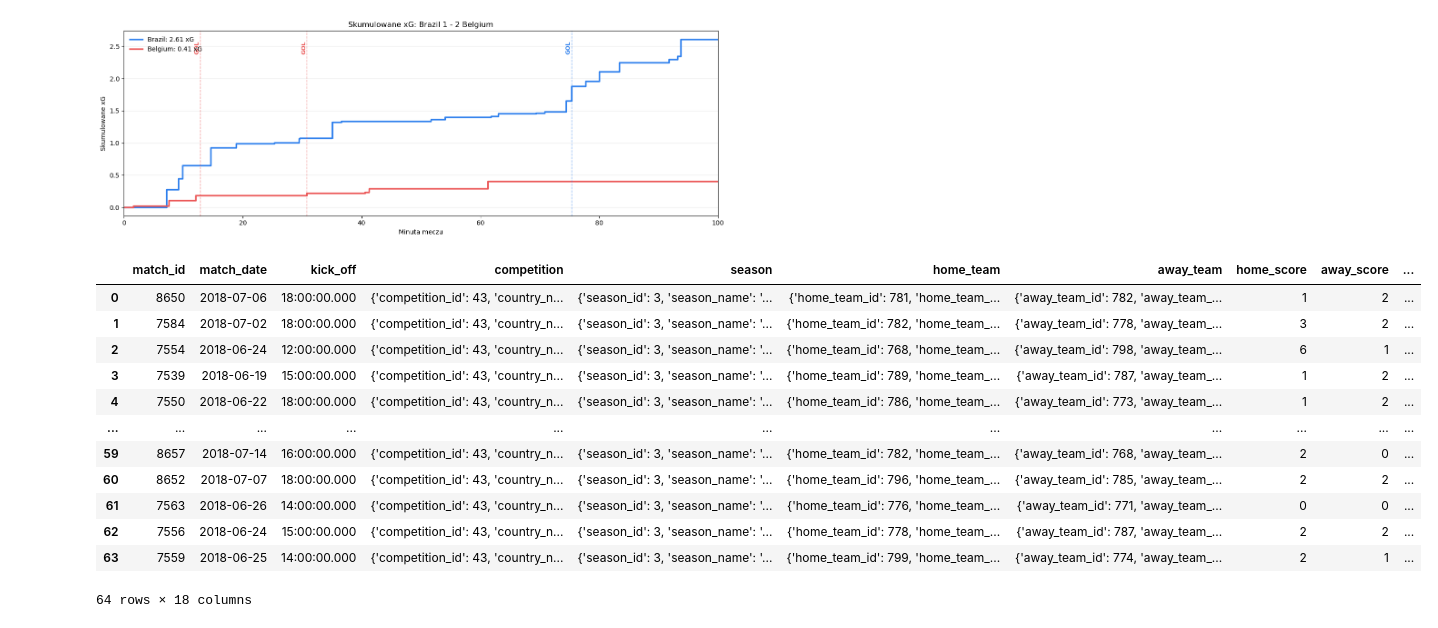
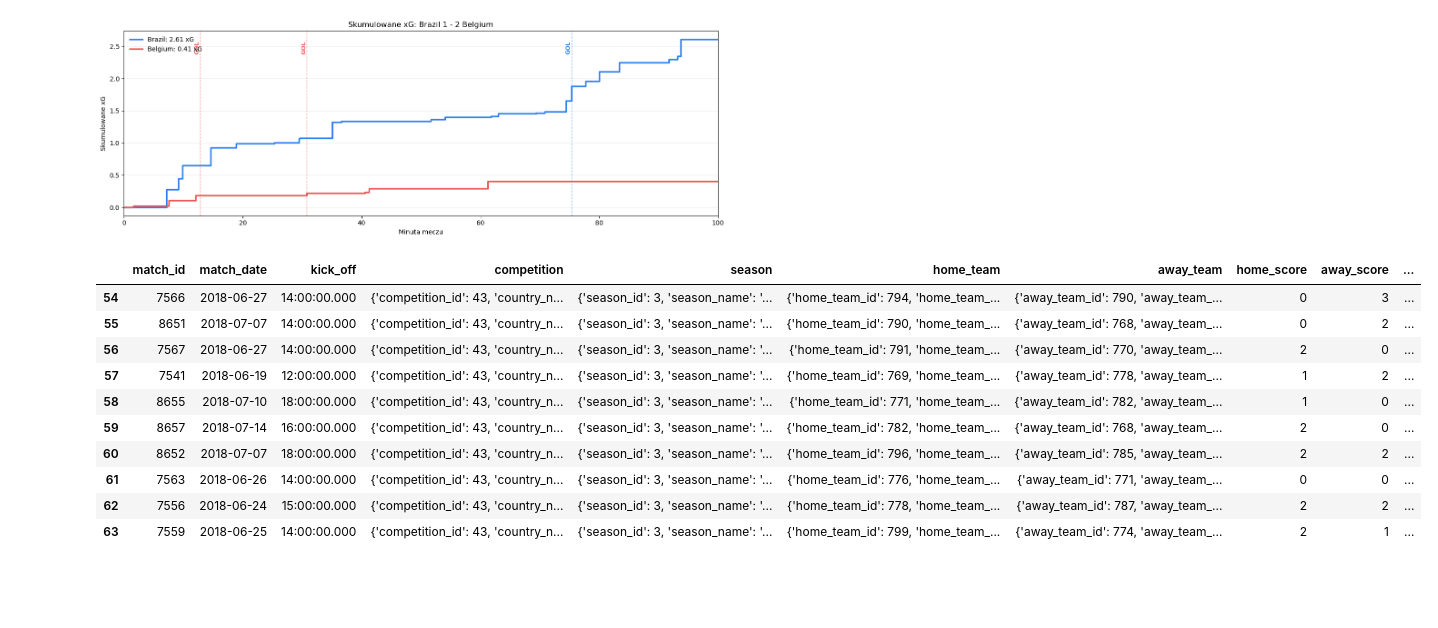
Before and after one commit to mkoczkodaj/MGR_MK, a Jupyter notebook: notebooks/main.ipynb, the cells around one changed output. Drawn from its saved outputs; the diff is of its cells as text; code cells hidden in the pictures; blank space fills up the shorter version.

```diff
--- a/notebooks/main.ipynb
+++ b/notebooks/main.ipynb
@@ -876,18 +876,16 @@ with open(matches_path, "r", encoding="utf-8") as f:
 
 df_matches = pd.DataFrame(matches)
 # %%
-df_matches
+df_matches.tail(10)
 # %% [output]
 |  | match_id | match_date | kick_off | competition | season | home_team | away_team | home_score | away_score | ... |
-| 0 | 8650 | 2018-07-06 | 18:00:00.000 | {'competition_id': 43, 'country_n... | {'season_id': 3, 'season_name': '... | {'home_team_id': 781, 'home_team_... | {'away_team_id': 782, 'away_team_... | 1 | 2 | ... |
-| 1 | 7584 | 2018-07-02 | 18:00:00.000 | {'competition_id': 43, 'country_n... | {'season_id': 3, 'season_name': '... | {'home_team_id': 782, 'home_team_... | {'away_team_id': 778, 'away_team_... | 3 | 2 | ... |
-| 2 | 7554 | 2018-06-24 | 12:00:00.000 | {'competition_id': 43, 'country_n... | {'season_id': 3, 'season_name': '... | {'home_team_id': 768, 'home_team_... | {'away_team_id': 798, 'away_team_... | 6 | 1 | ... |
-| 3 | 7539 | 2018-06-19 | 15:00:00.000 | {'competition_id': 43, 'country_n... | {'season_id': 3, 'season_name': '... | {'home_team_id': 789, 'home_team_... | {'away_team_id': 787, 'away_team_... | 1 | 2 | ... |
-| 4 | 7550 | 2018-06-22 | 18:00:00.000 | {'competition_id': 43, 'country_n... | {'season_id': 3, 'season_name': '... | {'home_team_id': 786, 'home_team_... | {'away_team_id': 773, 'away_team_... | 1 | 2 | ... |
-| ... | ... | ... | ... | ... | ... | ... | ... | ... | ... | ... |
+| 54 | 7566 | 2018-06-27 | 14:00:00.000 | {'competition_id': 43, 'country_n... | {'season_id': 3, 'season_name': '... | {'home_team_id': 794, 'home_team_... | {'away_team_id': 790, 'away_team_... | 0 | 3 | ... |
+| 55 | 8651 | 2018-07-07 | 14:00:00.000 | {'competition_id': 43, 'country_n... | {'season_id': 3, 'season_name': '... | {'home_team_id': 790, 'home_team_... | {'away_team_id': 768, 'away_team_... | 0 | 2 | ... |
+| 56 | 7567 | 2018-06-27 | 14:00:00.000 | {'competition_id': 43, 'country_n... | {'season_id': 3, 'season_name': '... | {'home_team_id': 791, 'home_team_... | {'away_team_id': 770, 'away_team_... | 2 | 0 | ... |
+| 57 | 7541 | 2018-06-19 | 12:00:00.000 | {'competition_id': 43, 'country_n... | {'season_id': 3, 'season_name': '... | {'home_team_id': 769, 'home_team_... | {'away_team_id': 778, 'away_team_... | 1 | 2 | ... |
+| 58 | 8655 | 2018-07-10 | 18:00:00.000 | {'competition_id': 43, 'country_n... | {'season_id': 3, 'season_name': '... | {'home_team_id': 771, 'home_team_... | {'away_team_id': 782, 'away_team_... | 1 | 0 | ... |
 | 59 | 8657 | 2018-07-14 | 16:00:00.000 | {'competition_id': 43, 'country_n... | {'season_id': 3, 'season_name': '... | {'home_team_id': 782, 'home_team_... | {'away_team_id': 768, 'away_team_... | 2 | 0 | ... |
 | 60 | 8652 | 2018-07-07 | 18:00:00.000 | {'competition_id': 43, 'country_n... | {'season_id': 3, 'season_name': '... | {'home_team_id': 796, 'home_team_... | {'away_team_id': 785, 'away_team_... | 2 | 2 | ... |
 | 61 | 7563 | 2018-06-26 | 14:00:00.000 | {'competition_id': 43, 'country_n... | {'season_id': 3, 'season_name': '... | {'home_team_id': 776, 'home_team_... | {'away_team_id': 771, 'away_team_... | 0 | 0 | ... |
 | 62 | 7556 | 2018-06-24 | 15:00:00.000 | {'competition_id': 43, 'country_n... | {'season_id': 3, 'season_name': '... | {'home_team_id': 778, 'home_team_... | {'away_team_id': 787, 'away_team_... | 2 | 2 | ... |
 | 63 | 7559 | 2018-06-25 | 14:00:00.000 | {'competition_id': 43, 'country_n... | {'season_id': 3, 'season_name': '... | {'home_team_id': 799, 'home_team_... | {'away_team_id': 774, 'away_team_... | 2 | 1 | ... |
-64 rows × 18 columns
```
Also changed, not shown: parts of 1 cell of this notebook, 3 other files.
